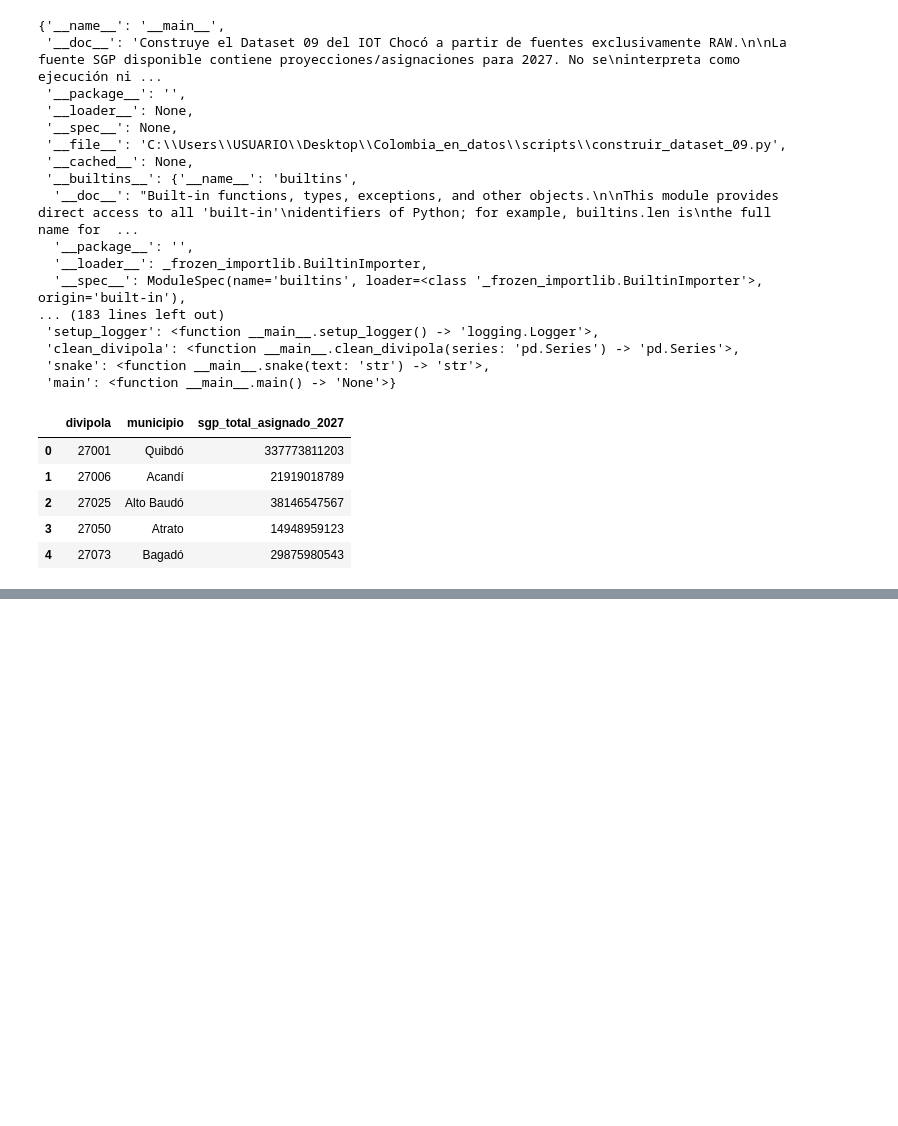
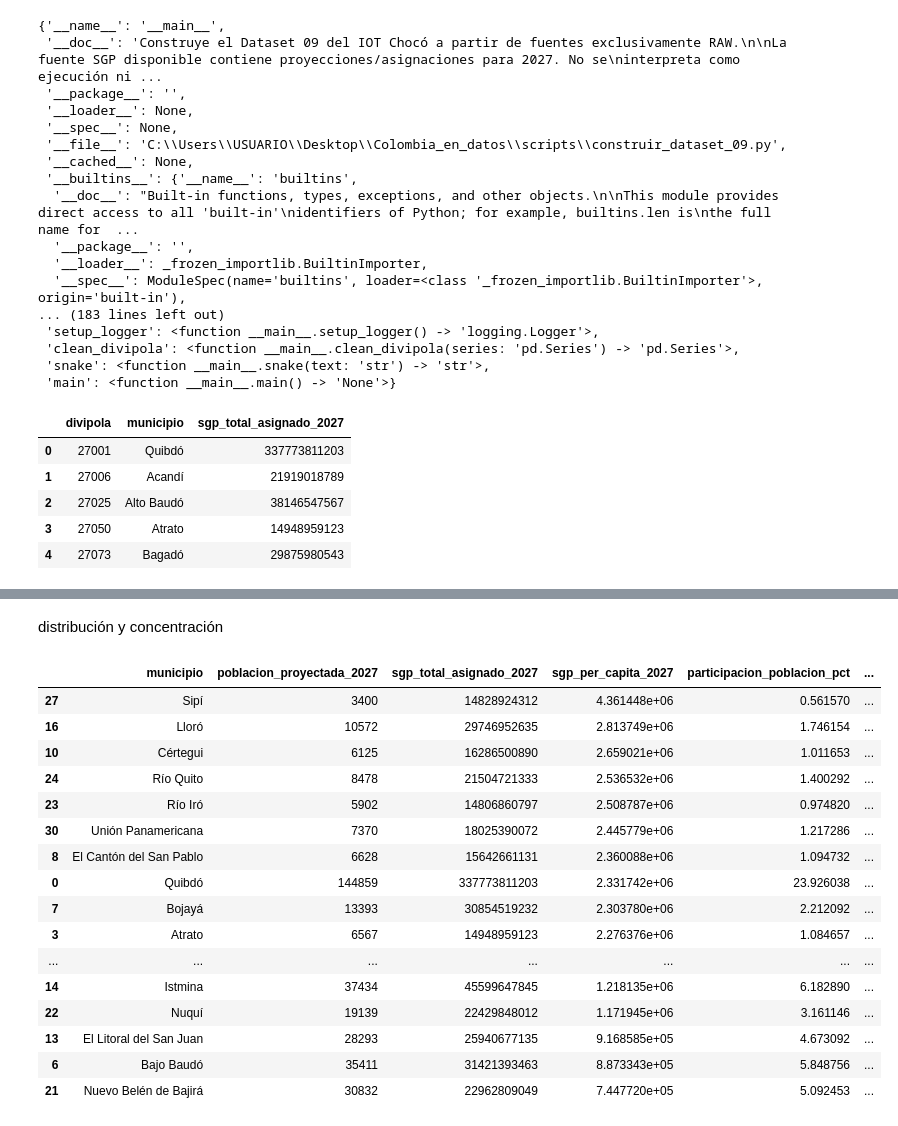
Before and after one commit to juanchocor/Colombia_en_datos, a Jupyter notebook: episodios/002_EL_chocó/notebooks/009_dataset_09_inversion_publica_infraestructura.ipynb, the cells around one changed output, grey strips where cells are left out. Cells and saved outputs as stored; diff of their text form; code cells hidden in the pictures; blank space fills up the shorter version.

```diff
--- a/episodios/002_EL_chocó/notebooks/009_dataset_09_inversion_publica_infraestructura.ipynb
+++ b/episodios/002_EL_chocó/notebooks/009_dataset_09_inversion_publica_infraestructura.ipynb
@@ -47,0 +326,55 @@ df[['divipola', 'municipio', 'sgp_total_asignado_2027']].head()
+# %% [markdown]
+distribución y concentración
+# %%
+eda_sgp = df09[
+    [
+        "municipio",
+        "poblacion_proyectada_2027",
+        "sgp_total_asignado_2027"
+    ]
+].copy()
+
+eda_sgp["sgp_per_capita_2027"] = (
+    eda_sgp["sgp_total_asignado_2027"]
+    / eda_sgp["poblacion_proyectada_2027"]
+)
+
+eda_sgp["participacion_poblacion_pct"] = (
+    eda_sgp["poblacion_proyectada_2027"]
+    / eda_sgp["poblacion_proyectada_2027"].sum()
+    * 100
+)
+
+eda_sgp["participacion_sgp_pct"] = (
+    eda_sgp["sgp_total_asignado_2027"]
+    / eda_sgp["sgp_total_asignado_2027"].sum()
+    * 100
+)
+
+eda_sgp["ratio_sgp_poblacion"] = (
+    eda_sgp["participacion_sgp_pct"]
+    / eda_sgp["participacion_poblacion_pct"]
+)
+
+eda_sgp.sort_values(
+    "ratio_sgp_poblacion",
+    ascending=False
+)
+# %% [output]
+|  | municipio | poblacion_proyectada_2027 | sgp_total_asignado_2027 | sgp_per_capita_2027 | participacion_poblacion_pct | ... |
+| 27 | Sipí | 3400 | 14828924312 | 4.361448e+06 | 0.561570 | ... |
+| 16 | Lloró | 10572 | 29746952635 | 2.813749e+06 | 1.746154 | ... |
+| 10 | Cértegui | 6125 | 16286500890 | 2.659021e+06 | 1.011653 | ... |
+| 24 | Río Quito | 8478 | 21504721333 | 2.536532e+06 | 1.400292 | ... |
+| 23 | Río Iró | 5902 | 14806860797 | 2.508787e+06 | 0.974820 | ... |
+| 30 | Unión Panamericana | 7370 | 18025390072 | 2.445779e+06 | 1.217286 | ... |
+| 8 | El Cantón del San Pablo | 6628 | 15642661131 | 2.360088e+06 | 1.094732 | ... |
+| 0 | Quibdó | 144859 | 337773811203 | 2.331742e+06 | 23.926038 | ... |
+| 7 | Bojayá | 13393 | 30854519232 | 2.303780e+06 | 2.212092 | ... |
+| 3 | Atrato | 6567 | 14948959123 | 2.276376e+06 | 1.084657 | ... |
+| ... | ... | ... | ... | ... | ... | ... |
+| 14 | Istmina | 37434 | 45599647845 | 1.218135e+06 | 6.182890 | ... |
+| 22 | Nuquí | 19139 | 22429848012 | 1.171945e+06 | 3.161146 | ... |
+| 13 | El Litoral del San Juan | 28293 | 25940677135 | 9.168585e+05 | 4.673092 | ... |
+| 6 | Bajo Baudó | 35411 | 31421393463 | 8.873343e+05 | 5.848756 | ... |
+| 21 | Nuevo Belén de Bajirá | 30832 | 22962809049 | 7.447720e+05 | 5.092453 | ... |
```
Also changed, not shown: parts of 13 cells of this notebook, 6 other files.
